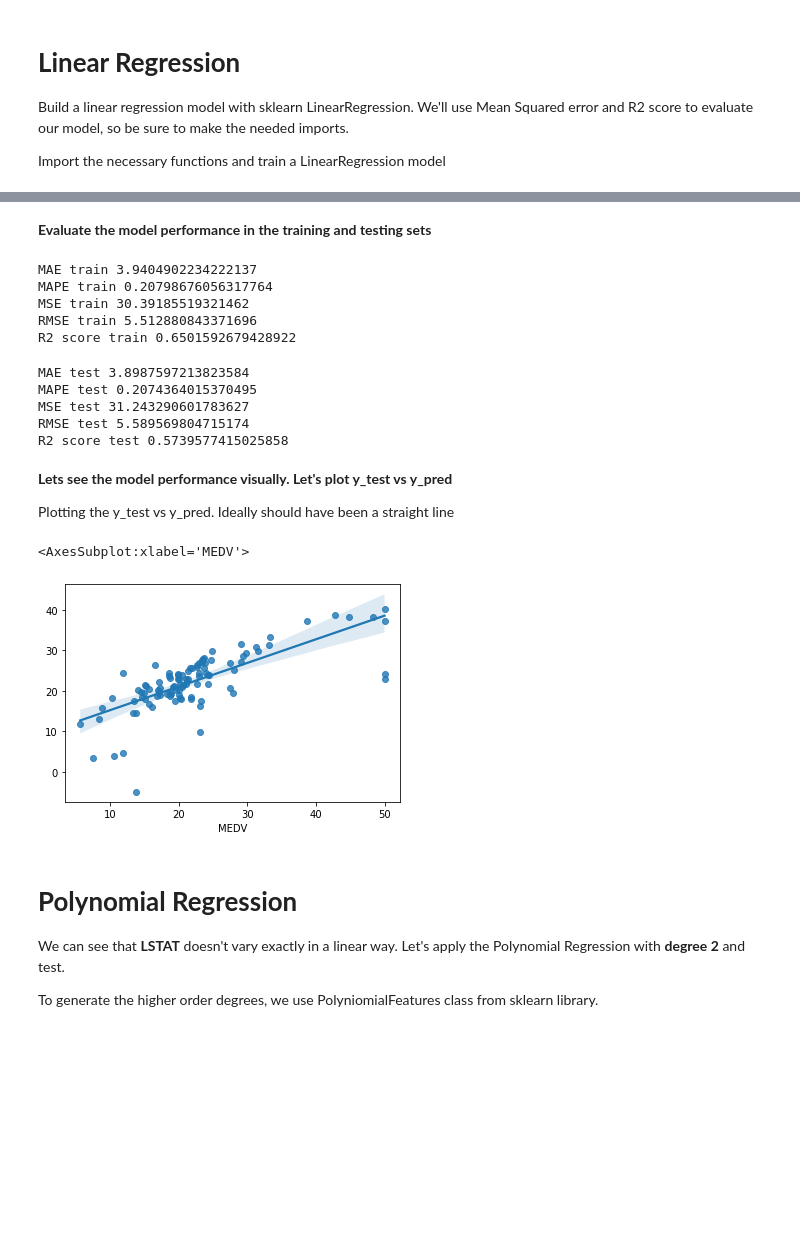
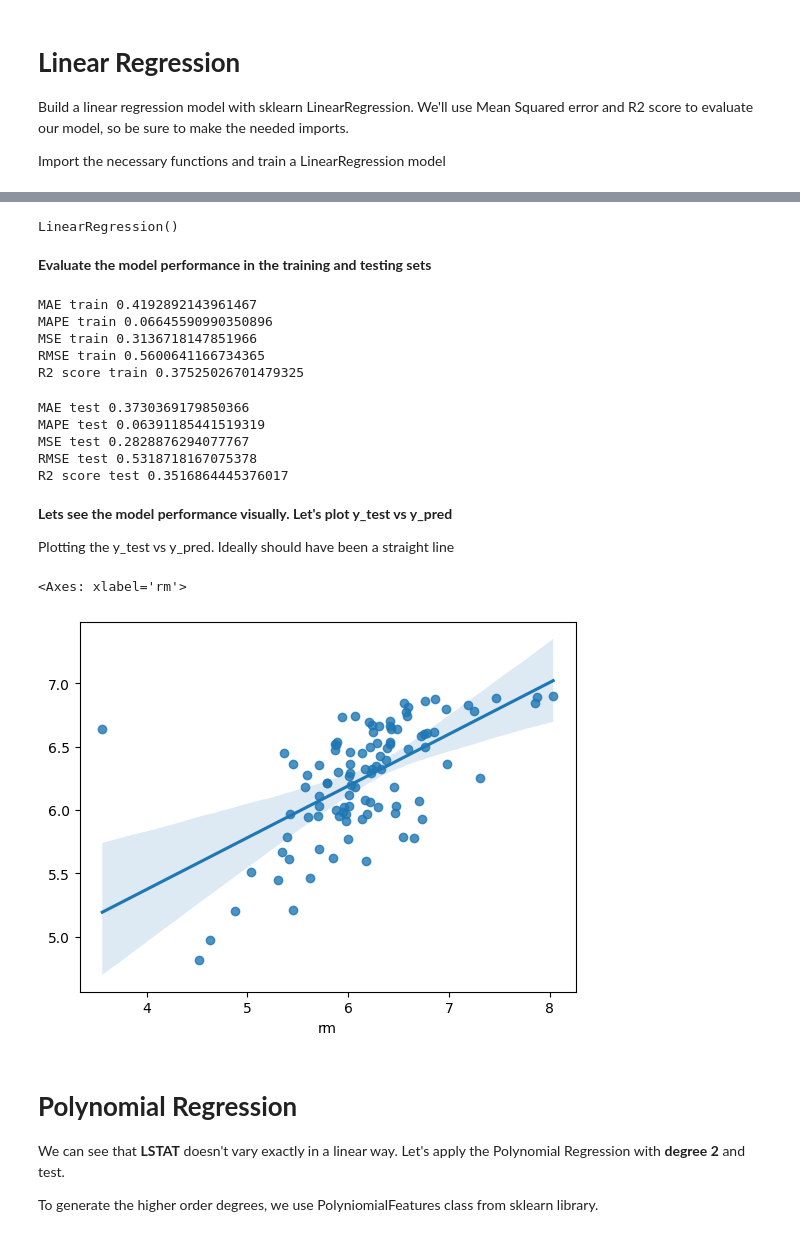
Before and after one commit to Porpi01/ONLINE_DS_THEBRIDGE_Monica, a Jupyter notebook: Ejercicios Repo del profe/3-Machine_Learning/1-Supervisado/1-Regression/2-Polynomial_Regression/ejercicios/3 Polynomial_Regression.ipynb, the cells around one changed output, grey strips where cells are left out. Saved outputs shown, nothing was run; the diff lists cells and outputs as text; code cells hidden in the pictures; blank space fills up the shorter version.

```diff
--- a/Ejercicios Repo del profe/3-Machine_Learning/1-Supervisado/1-Regression/2-Polynomial_Regression/ejercicios/3 Polynomial_Regression.ipynb
+++ b/Ejercicios Repo del profe/3-Machine_Learning/1-Supervisado/1-Regression/2-Polynomial_Regression/ejercicios/3 Polynomial_Regression.ipynb
@@ -147,2 +152,4 @@ Analyze the correlation matrix. Plot a heatmap
 # %%
 # NOS CARGAMOS LA COLUMNA TAX PORQUE HAY MUCHA CORRELACION ENTRE RAD Y TAX
+
+df.drop(columns=['tax'], inplace=False)
@@ -162,11 +183,16 @@ Create a dataframe X including **LSTAT** and **RM** columns.
 Y should be a pandas series including target values **'MEDV'**
 # %%
 # LAS X TIENEN DOS COLUMNAS, LAS Y SON UNA SERIE
+
+X = df[["lstat"]]
+y = df["rm"]
 # %% [markdown]
 **Split the data into training and testing sets**
 
 Splits the training and test data set in 80% : 20%. Assign random_state to any value. This ensures consistency. Print the sahes of the resulting objects
 # %%
 from sklearn.model_selection import train_test_split
+
+X_train, X_test, y_train, y_test = train_test_split(X, y, test_size=0.2, random_state=42)
 # %%
 # Miramos el shape de as particiones
@@ -189,3 +212,15 @@ LinearRegression()
+# %%
+# INSTANCIA DEL MODELO Y FIT
+
+from sklearn.linear_model import LinearRegression
+
+lr = LinearRegression()
+
+lr.fit(X_train,y_train)
+
+y_pred = lr.predict(X_test)
+# %% [output]
+LinearRegression()
 # %% [markdown]
 **Evaluate the model performance in the training and testing sets**
 # %%
@@ -193,41 +228,41 @@ LinearRegression()
 # METRICAS DE TRAIN, OJO SOLO PARA VER UN POCO EL OVERFIT, PERO LAS IMPORTANTES SON LAS DE TEST
 from sklearn.metrics import mean_absolute_error, mean_squared_error, r2_score, mean_absolute_percentage_error
 
-print('MAE train', mean_absolute_error(y_train, lin_reg.predict(X_train)))
-print('MAPE train', mean_absolute_percentage_error(y_train, lin_reg.predict(X_train)))
-print('MSE train', mean_squared_error(y_train, lin_reg.predict(X_train)))
-print('RMSE train', np.sqrt(mean_squared_error(y_train, lin_reg.predict(X_train))))
-print('R2 score train', r2_score(y_train, lin_reg.predict(X_train)))
+print('MAE train', mean_absolute_error(y_train, lr.predict(X_train)))
+print('MAPE train', mean_absolute_percentage_error(y_train, lr.predict(X_train)))
+print('MSE train', mean_squared_error(y_train, lr.predict(X_train)))
+print('RMSE train', np.sqrt(mean_squared_error(y_train, lr.predict(X_train))))
+print('R2 score train', r2_score(y_train, lr.predict(X_train)))
 # %% [output]
-MAE train 3.9404902234222137
-MAPE train 0.20798676056317764
-MSE train 30.39185519321462
-RMSE train 5.512880843371696
-R2 score train 0.6501592679428922
+MAE train 0.4192892143961467
+MAPE train 0.06645590990350896
+MSE train 0.3136718147851966
+RMSE train 0.5600641166734365
+R2 score train 0.37525026701479325
 # %%
 # METRICAS DE TEST, LAS BUENAS, HACEOS LA PREGUNTA: QUE TAL LO ESTAMOS HACIENDO?
-print('MAE test', mean_absolute_error(y_test, lin_reg.predict(X_test)))
-print('MAPE test', mean_absolute_percentage_error(y_test, lin_reg.predict(X_test)))
-print('MSE test', mean_squared_error(y_test, lin_reg.predict(X_test)))
-print('RMSE test', np.sqrt(mean_squared_error(y_test, lin_reg.predict(X_test))))
-print('R2 score test', r2_score(y_test, lin_reg.predict(X_test)))
+print('MAE test', mean_absolute_error(y_test, lr.predict(X_test)))
+print('MAPE test', mean_absolute_percentage_error(y_test, lr.predict(X_test)))
+print('MSE test', mean_squared_error(y_test, lr.predict(X_test)))
+print('RMSE test', np.sqrt(mean_squared_error(y_test, lr.predict(X_test))))
+print('R2 score test', r2_score(y_test, lr.predict(X_test)))
 # %% [output]
-MAE test 3.8987597213823584
-MAPE test 0.2074364015370495
-MSE test 31.243290601783627
-RMSE test 5.589569804715174
-R2 score test 0.5739577415025858
+MAE test 0.3730369179850366
+MAPE test 0.06391185441519319
+MSE test 0.2828876294077767
+RMSE test 0.5318718167075378
+R2 score test 0.3516864445376017
 # %% [markdown]
 **Lets see the model performance visually. Let's plot y_test vs y_pred**
 
 Plotting the y_test vs y_pred. Ideally should have been a straight line
 # %%
 # ESTA OS LA DEJO POR QUE TODOS ODIAMOS ESTE PLOT
-y_pred = lin_reg.predict(X_test)
-sns.regplot(y_test, y_pred)
+y_pred = lr.predict(X_test)
+sns.regplot(x=y_test, y=y_pred)
 # %% [output]
-<AxesSubplot:xlabel='MEDV'>
+<Axes: xlabel='rm'>
-[figure, old version]
+[figure, new version]
 # %% [markdown]
 # **Polynomial Regression**
 
```
Also changed, not shown: parts of 12 cells of this notebook, 1 other file.
